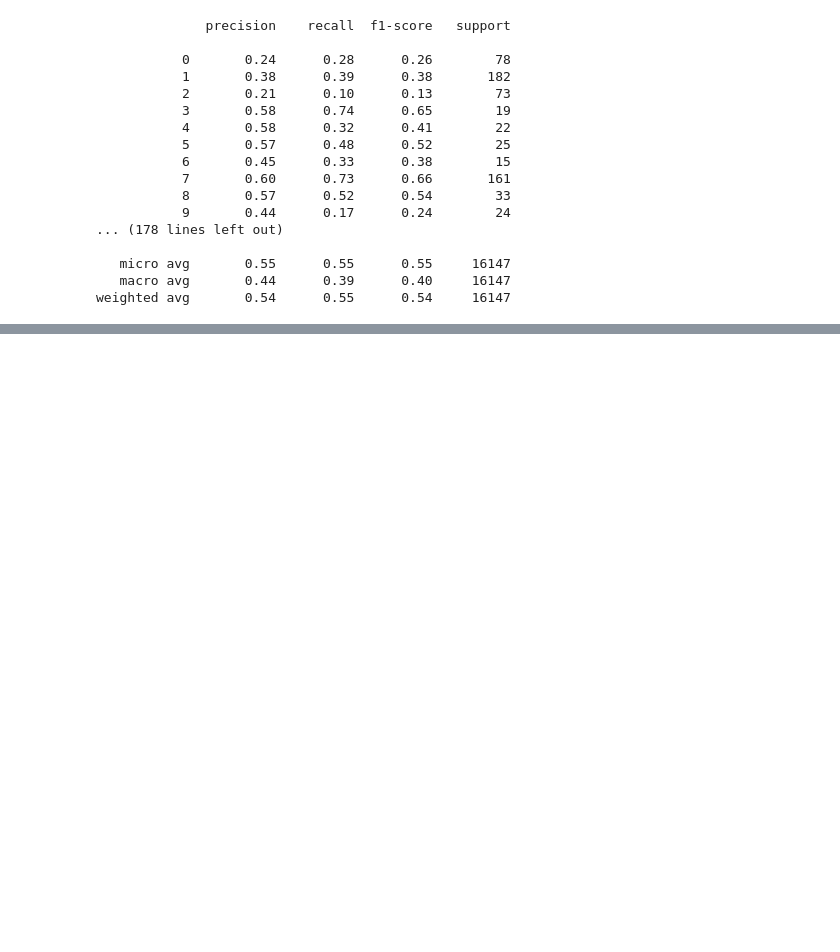
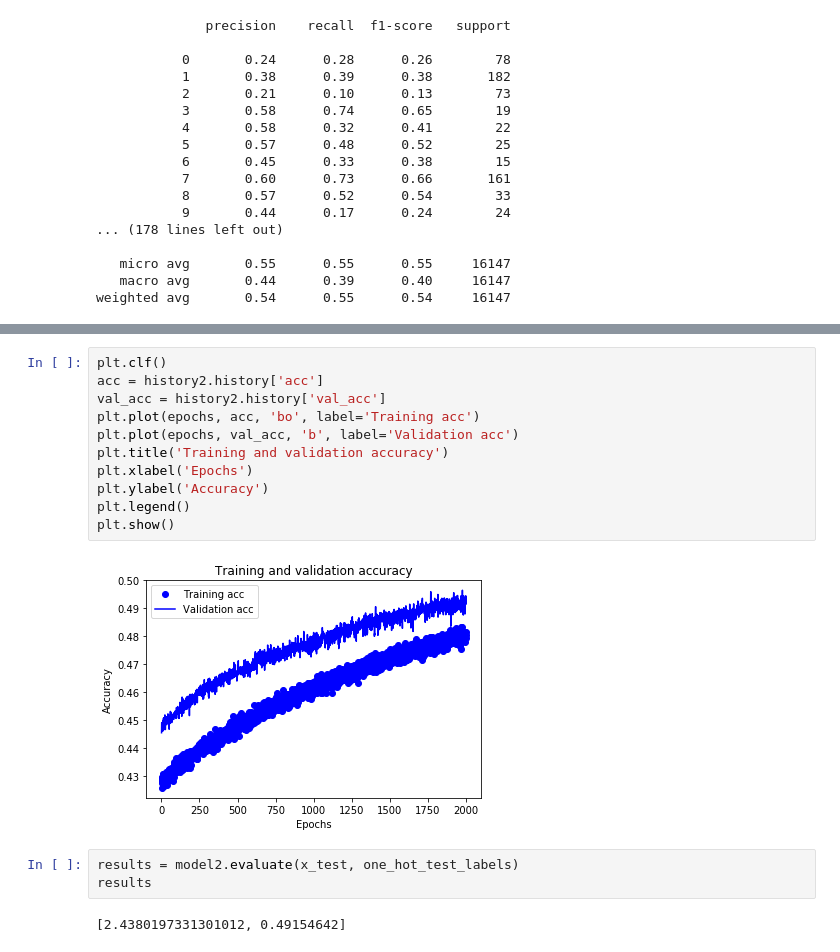
Before and after one commit to serge-sotnyk/prj-nlp-2019, a Jupyter notebook: students/SergeSotnyk/09-vectors/ANN.ipynb, the cells around one changed output, grey strips where cells are left out. Cells and saved outputs as stored; diff of their text form; blank space fills up the shorter version.

```diff
--- a/students/SergeSotnyk/09-vectors/ANN.ipynb
+++ b/students/SergeSotnyk/09-vectors/ANN.ipynb
@@ -203,0 +260,18 @@ weighted avg       0.54      0.55      0.54     16147
+# %%
+plt.clf()
+acc = history2.history['acc']
+val_acc = history2.history['val_acc']
+plt.plot(epochs, acc, 'bo', label='Training acc')
+plt.plot(epochs, val_acc, 'b', label='Validation acc')
+plt.title('Training and validation accuracy')
+plt.xlabel('Epochs')
+plt.ylabel('Accuracy')
+plt.legend()
+plt.show()
+# %% [output]
+[figure, added]
+# %%
+results = model2.evaluate(x_test, one_hot_test_labels)
+results
+# %% [output]
+[2.4380197331301012, 0.49154642]
```
Also changed, not shown: parts of 6 cells of this notebook.
